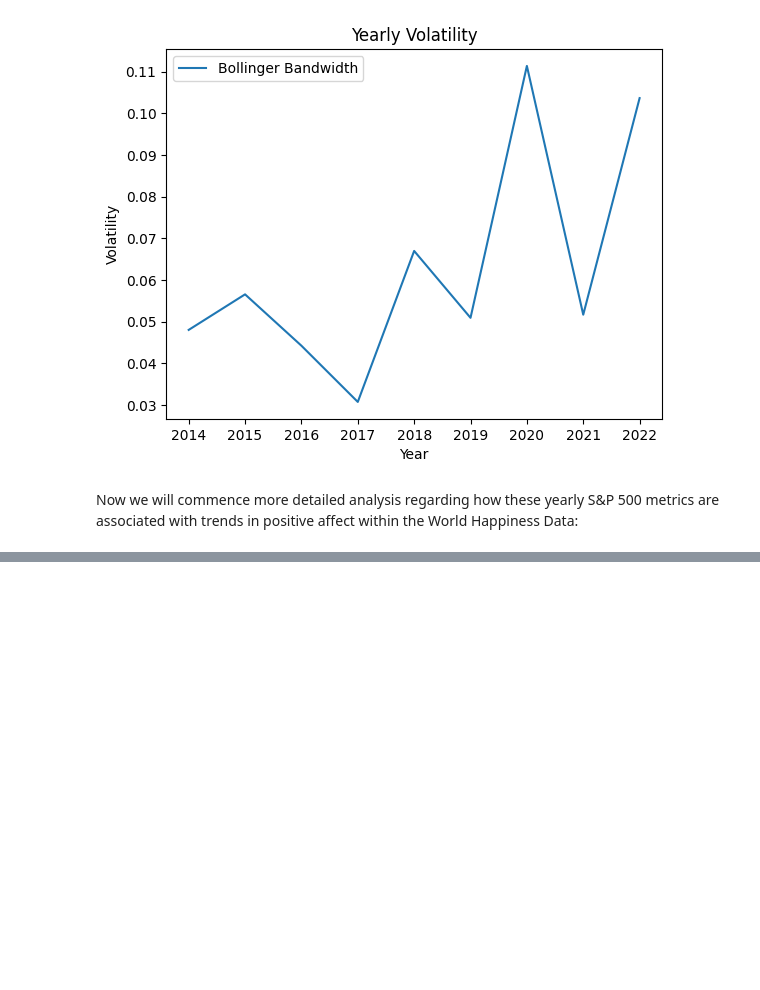
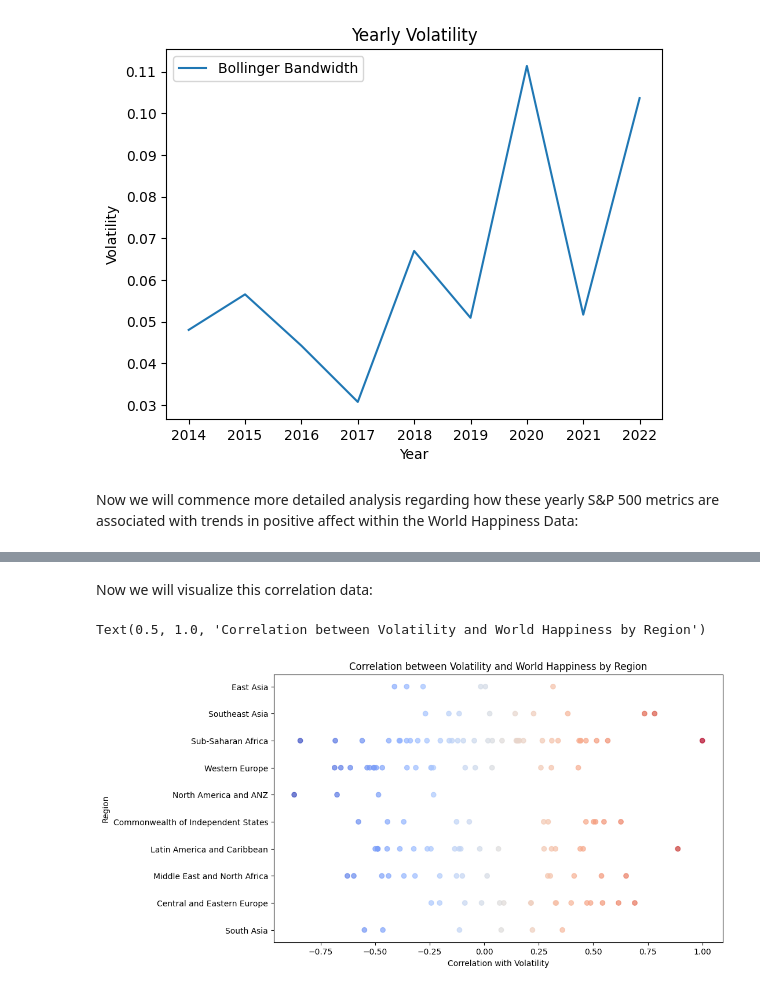
Before and after one commit to CamYench/DATASCI200Project2, a Jupyter notebook: YencheEDA.ipynb, the cells around one changed output, grey strips where cells are left out. Drawn from its saved outputs; the diff is of its cells as text; code cells hidden in the pictures; blank space fills up the shorter version.

Commit message:
Add files via upload
Updated to include analysis of S&P 500 data with World Happiness Dataset

```diff
--- a/YencheEDA.ipynb
+++ b/YencheEDA.ipynb
@@ -324,0 +342,3 @@ print(corr_below.reset_index())
+# %%
+# Now that we have identified the problematic rows, we will remove them from the correlation calculation--noting that the correlation is not as strong for these countries due to this missing data
+world_happiness = world_happiness.dropna(subset=['Positive Affect', 'Negative Affect'])
@@ -324,0 +412,11 @@ print(corr_below.reset_index())
+# %%
+# Now we will compute the correlation with positive and negative affect with S&P 500 volatility
+# First merge the volatility data with the world happiness data
+SP_Data_Yearly_Volatility = SP_Data_Yearly_Volatility.rename_axis('Year')
+world_happiness_volatility = pd.merge(world_happiness, SP_Data_Yearly_Volatility, on='Year')
+
+# Now find correlation
+corr_volatility = world_happiness_volatility.groupby('Country Name')[['Positive Affect', 'Bollinger Bandwidth']].corr().iloc[0::2,-1]
+corr_volatility = corr_volatility.dropna()
+
+print(corr_volatility)
@@ -324,0 +437,36 @@ print(corr_below.reset_index())
+# %% [markdown]
+Now we will visualize this correlation data:
+# %%
+# Create a scatter plot with colored points
+corr_volatility_df = pd.DataFrame({'Corr_volatility': corr_volatility.values})
+corr_volatility_df['Country Name'] = corr_volatility.index.get_level_values('Country Name')
+corr_volatility_df = corr_volatility_df.reset_index(drop=True)
+
+world_happiness_region = world_happiness[['Country Name', 'Regional Indicator']].drop_duplicates(subset=['Country Name'])
+world_happiness_region = world_happiness_region.dropna()
+
+world_happiness_volatility = pd.merge(corr_volatility_df, world_happiness_region, on='Country Name', how='left')
+
+# Select only the countries that are present in both dataframes
+common_countries = set(corr_volatility_df['Country Name']).intersection(set(world_happiness_region['Country Name']))
+corr_volatility_common = corr_volatility_df[corr_volatility_df['Country Name'].isin(common_countries)]
+world_happiness_common = world_happiness_region[world_happiness_region['Country Name'].isin(common_countries)]
+
+# Scatter plot with colored points
+fig, ax = plt.subplots(figsize=(10, 6))
+
+ax.scatter(
+    x=corr_volatility_common['Corr_volatility'],
+    y=world_happiness_common['Regional Indicator'],
+    c=corr_volatility_common['Corr_volatility'],
+    cmap='coolwarm',
+    alpha=0.7
+)
+
+# Add axis labels and title
+ax.set_xlabel('Correlation with Volatility')
+ax.set_ylabel('Region')
+ax.set_title('Correlation between Volatility and World Happiness by Region')
+# %% [output]
+Text(0.5, 1.0, 'Correlation between Volatility and World Happiness by Region')
+[figure, added]
```
Also changed, not shown: parts of 9 cells of this notebook.
